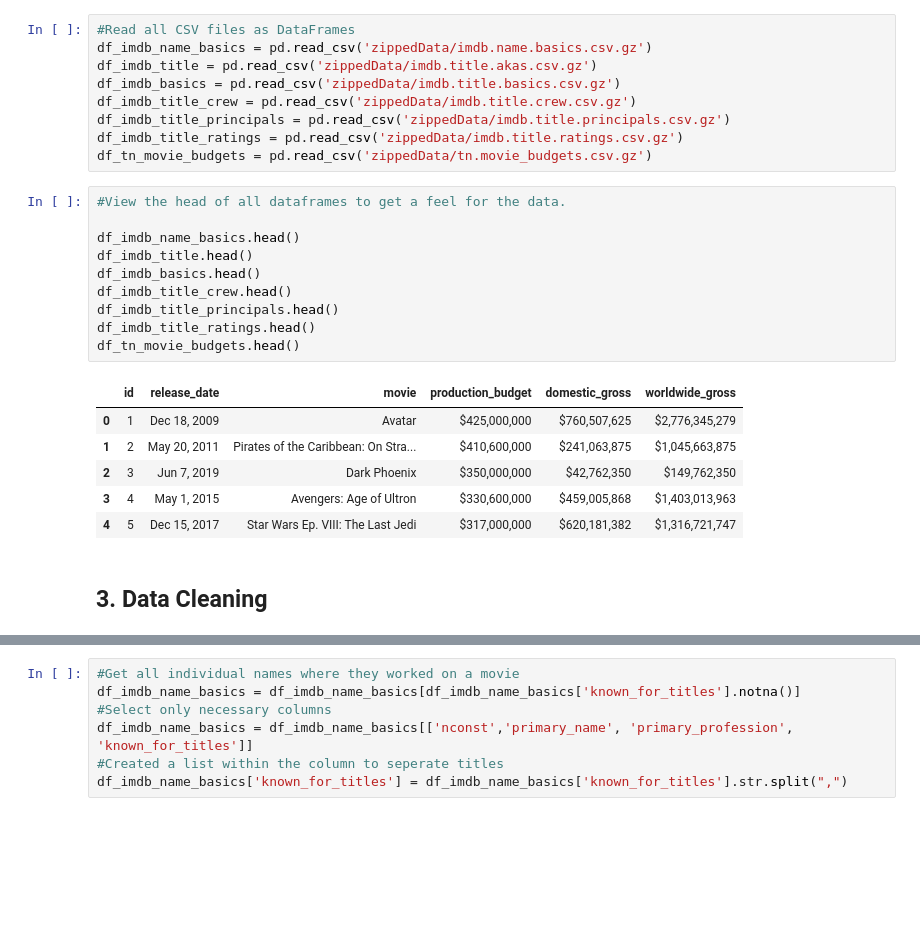
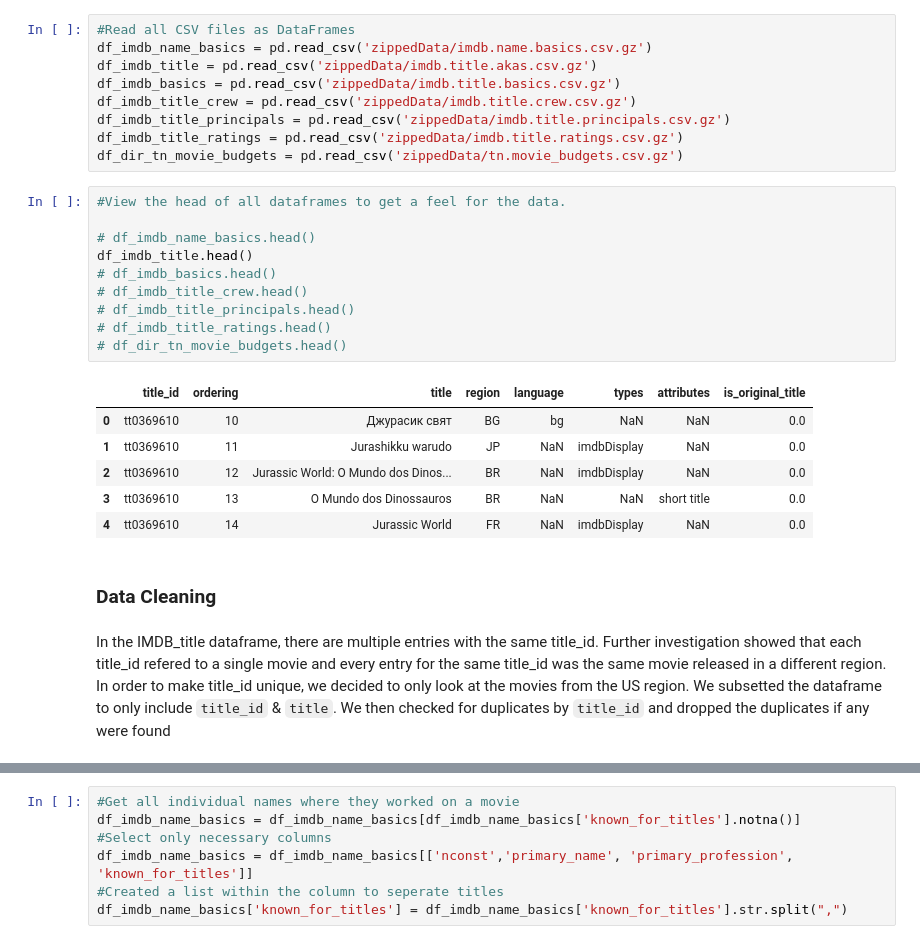
Before and after one commit to dt1086/Phase1_Project, a Jupyter notebook: crew_rating.ipynb, the cells around one changed output, grey strips where cells are left out. Cells and saved outputs as stored; diff of their text form; blank space fills up the shorter version.

Commit message:
Add Markdowns to crew_rating

```diff
--- a/crew_rating.ipynb
+++ b/crew_rating.ipynb
@@ -16,26 +24,28 @@ df_imdb_basics = pd.read_csv('zippedData/imdb.title.basics.csv.gz')
 df_imdb_title_crew = pd.read_csv('zippedData/imdb.title.crew.csv.gz')
 df_imdb_title_principals = pd.read_csv('zippedData/imdb.title.principals.csv.gz')
 df_imdb_title_ratings = pd.read_csv('zippedData/imdb.title.ratings.csv.gz')
-df_tn_movie_budgets = pd.read_csv('zippedData/tn.movie_budgets.csv.gz')
+df_dir_tn_movie_budgets = pd.read_csv('zippedData/tn.movie_budgets.csv.gz')
 # %%
 #View the head of all dataframes to get a feel for the data.
 
-df_imdb_name_basics.head()
+# df_imdb_name_basics.head()
 df_imdb_title.head()
-df_imdb_basics.head()
-df_imdb_title_crew.head()
-df_imdb_title_principals.head()
-df_imdb_title_ratings.head()
-df_tn_movie_budgets.head()
+# df_imdb_basics.head()
+# df_imdb_title_crew.head()
+# df_imdb_title_principals.head()
+# df_imdb_title_ratings.head()
+# df_dir_tn_movie_budgets.head()
 # %% [output]
-|  | id | release_date | movie | production_budget | domestic_gross | worldwide_gross |
-| 0 | 1 | Dec 18, 2009 | Avatar | $425,000,000 | $760,507,625 | $2,776,345,279 |
-| 1 | 2 | May 20, 2011 | Pirates of the Caribbean: On Stra... | $410,600,000 | $241,063,875 | $1,045,663,875 |
-| 2 | 3 | Jun 7, 2019 | Dark Phoenix | $350,000,000 | $42,762,350 | $149,762,350 |
-| 3 | 4 | May 1, 2015 | Avengers: Age of Ultron | $330,600,000 | $459,005,868 | $1,403,013,963 |
-| 4 | 5 | Dec 15, 2017 | Star Wars Ep. VIII: The Last Jedi | $317,000,000 | $620,181,382 | $1,316,721,747 |
+|  | title_id | ordering | title | region | language | types | attributes | is_original_title |
+| 0 | tt0369610 | 10 | Джурасик свят | BG | bg | NaN | NaN | 0.0 |
+| 1 | tt0369610 | 11 | Jurashikku warudo | JP | NaN | imdbDisplay | NaN | 0.0 |
+| 2 | tt0369610 | 12 | Jurassic World: O Mundo dos Dinos... | BR | NaN | imdbDisplay | NaN | 0.0 |
+| 3 | tt0369610 | 13 | O Mundo dos Dinossauros | BR | NaN | NaN | short title | 0.0 |
+| 4 | tt0369610 | 14 | Jurassic World | FR | NaN | imdbDisplay | NaN | 0.0 |
 # %% [markdown]
-## 3. Data Cleaning
+### Data Cleaning
+# %% [markdown]
+In the IMDB_title dataframe, there are multiple entries with the same title_id. Further investigation showed that each title_id refered to a single movie and every entry for the same title_id was the same movie released in a different region. In order to make title_id unique, we decided to only look at the movies from the US region. We subsetted the dataframe to only include `title_id` & `title`.  We then checked for duplicates by `title_id` and dropped the duplicates if any were found
 # %%
 #Subset the movie titles so we only get movies in the US
 df_imdb_title = df_imdb_title.query("region == 'US'")
```
Also changed, not shown: parts of 39 cells of this notebook, 1 other file.
